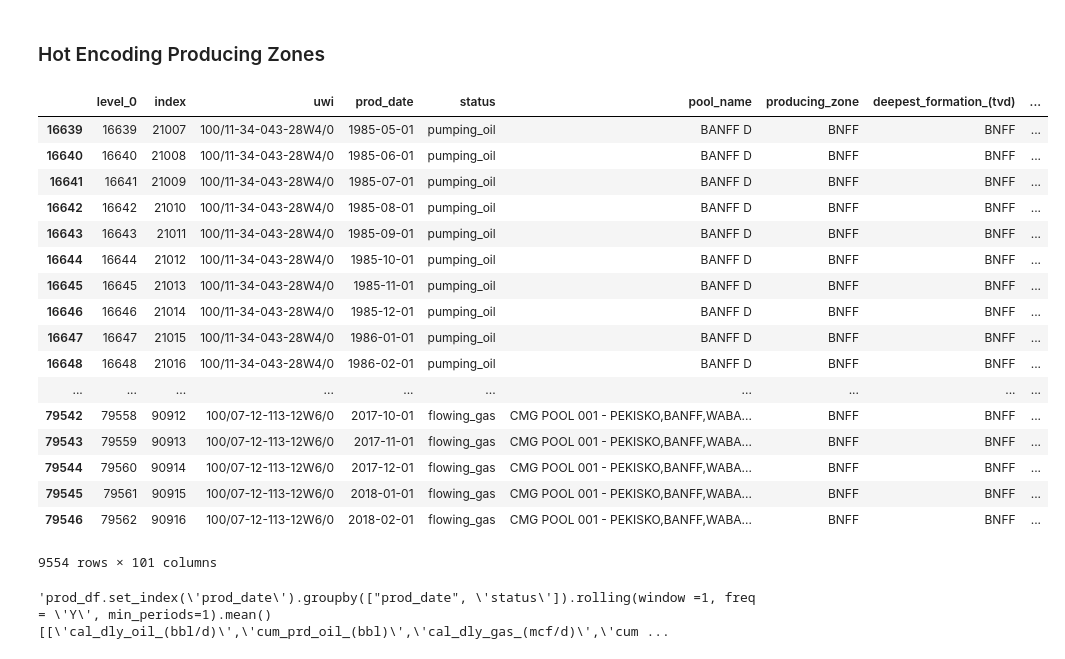
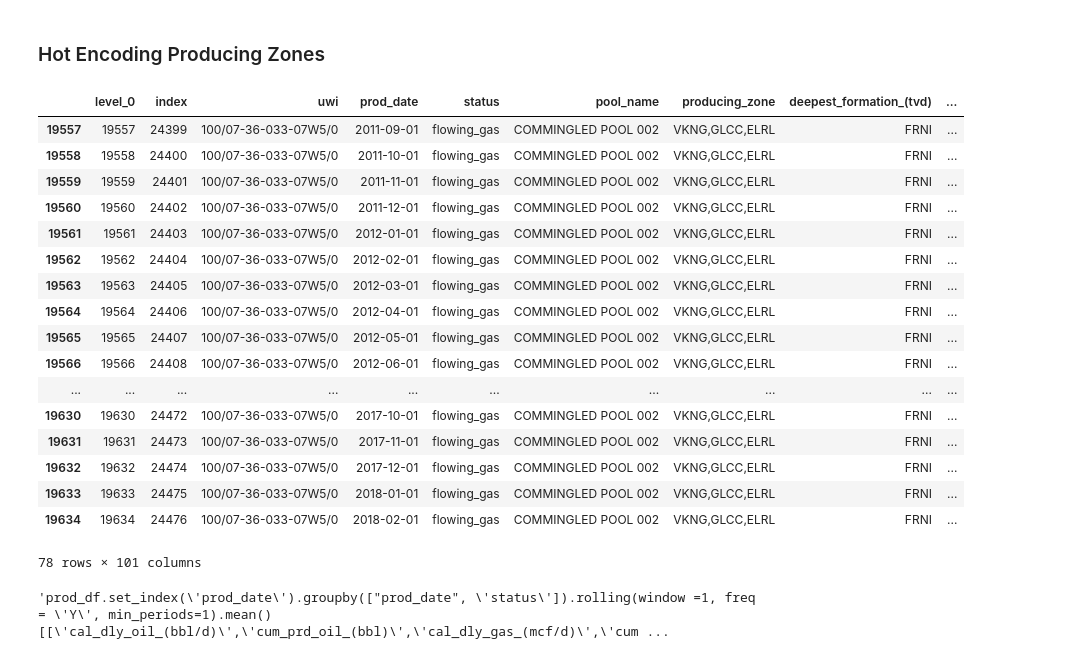
Before and after one commit to SimplifyData/Forecasting-Time-Series-with-Multiple-Seasonalities, a Jupyter notebook: Impala.ipynb, the cells around one changed output. Saved outputs shown, nothing was run; the diff lists cells and outputs as text; code cells hidden in the pictures.

```diff
--- a/Impala.ipynb
+++ b/Impala.ipynb
@@ -356,5 +358,9 @@ prod_df_clean.columns.tolist()
 # %%
 prod_df_clean.prod_date = pd.to_datetime(prod_df_clean.prod_date, format = "%m/%d/%Y", errors='ignore')
+# %%
+prod_df_clean.spud_date = pd.to_datetime(prod_df_clean.spud_date, format = "%m/%d/%Y", errors='ignore')
+
+prod_df_clean.last_production_date = pd.to_datetime(prod_df_clean.last_production_date, format = "%m/%d/%Y", errors='ignore')
 # %%
 #prod_df.prod_date = pd.DatetimeIndex(prod_df.prod_date).year
 # %%
@@ -461,26 +467,26 @@ for prod_zone_name in prod_zone_names:
 
     prod_df_final_test[zone_name] = prod_zone_series
 # %%
-prod_df_final_test[prod_df_final_test.producing_zone_BNFF == 1]
+prod_df_final_test[prod_df_final_test.producing_zone_ELRL == 1 ][prod_df_final_test.producing_zone_VKNG == 1]
 # %% [output]
 |  | level_0 | index | uwi | prod_date | status | pool_name | producing_zone | deepest_formation_(tvd) | ... |
-| 16639 | 16639 | 21007 | 100/11-34-043-28W4/0 | 1985-05-01 | pumping_oil | BANFF D | BNFF | BNFF | ... |
-| 16640 | 16640 | 21008 | 100/11-34-043-28W4/0 | 1985-06-01 | pumping_oil | BANFF D | BNFF | BNFF | ... |
-| 16641 | 16641 | 21009 | 100/11-34-043-28W4/0 | 1985-07-01 | pumping_oil | BANFF D | BNFF | BNFF | ... |
-| 16642 | 16642 | 21010 | 100/11-34-043-28W4/0 | 1985-08-01 | pumping_oil | BANFF D | BNFF | BNFF | ... |
-| 16643 | 16643 | 21011 | 100/11-34-043-28W4/0 | 1985-09-01 | pumping_oil | BANFF D | BNFF | BNFF | ... |
-| 16644 | 16644 | 21012 | 100/11-34-043-28W4/0 | 1985-10-01 | pumping_oil | BANFF D | BNFF | BNFF | ... |
-| 16645 | 16645 | 21013 | 100/11-34-043-28W4/0 | 1985-11-01 | pumping_oil | BANFF D | BNFF | BNFF | ... |
-| 16646 | 16646 | 21014 | 100/11-34-043-28W4/0 | 1985-12-01 | pumping_oil | BANFF D | BNFF | BNFF | ... |
-| 16647 | 16647 | 21015 | 100/11-34-043-28W4/0 | 1986-01-01 | pumping_oil | BANFF D | BNFF | BNFF | ... |
-| 16648 | 16648 | 21016 | 100/11-34-043-28W4/0 | 1986-02-01 | pumping_oil | BANFF D | BNFF | BNFF | ... |
+| 19557 | 19557 | 24399 | 100/07-36-033-07W5/0 | 2011-09-01 | flowing_gas | COMMINGLED POOL 002 | VKNG,GLCC,ELRL | FRNI | ... |
+| 19558 | 19558 | 24400 | 100/07-36-033-07W5/0 | 2011-10-01 | flowing_gas | COMMINGLED POOL 002 | VKNG,GLCC,ELRL | FRNI | ... |
+| 19559 | 19559 | 24401 | 100/07-36-033-07W5/0 | 2011-11-01 | flowing_gas | COMMINGLED POOL 002 | VKNG,GLCC,ELRL | FRNI | ... |
+| 19560 | 19560 | 24402 | 100/07-36-033-07W5/0 | 2011-12-01 | flowing_gas | COMMINGLED POOL 002 | VKNG,GLCC,ELRL | FRNI | ... |
+| 19561 | 19561 | 24403 | 100/07-36-033-07W5/0 | 2012-01-01 | flowing_gas | COMMINGLED POOL 002 | VKNG,GLCC,ELRL | FRNI | ... |
+| 19562 | 19562 | 24404 | 100/07-36-033-07W5/0 | 2012-02-01 | flowing_gas | COMMINGLED POOL 002 | VKNG,GLCC,ELRL | FRNI | ... |
+| 19563 | 19563 | 24405 | 100/07-36-033-07W5/0 | 2012-03-01 | flowing_gas | COMMINGLED POOL 002 | VKNG,GLCC,ELRL | FRNI | ... |
+| 19564 | 19564 | 24406 | 100/07-36-033-07W5/0 | 2012-04-01 | flowing_gas | COMMINGLED POOL 002 | VKNG,GLCC,ELRL | FRNI | ... |
+| 19565 | 19565 | 24407 | 100/07-36-033-07W5/0 | 2012-05-01 | flowing_gas | COMMINGLED POOL 002 | VKNG,GLCC,ELRL | FRNI | ... |
+| 19566 | 19566 | 24408 | 100/07-36-033-07W5/0 | 2012-06-01 | flowing_gas | COMMINGLED POOL 002 | VKNG,GLCC,ELRL | FRNI | ... |
 | ... | ... | ... | ... | ... | ... | ... | ... | ... | ... |
-| 79542 | 79558 | 90912 | 100/07-12-113-12W6/0 | 2017-10-01 | flowing_gas | CMG POOL 001 - PEKISKO,BANFF,WABA... | BNFF | BNFF | ... |
-| 79543 | 79559 | 90913 | 100/07-12-113-12W6/0 | 2017-11-01 | flowing_gas | CMG POOL 001 - PEKISKO,BANFF,WABA... | BNFF | BNFF | ... |
-| 79544 | 79560 | 90914 | 100/07-12-113-12W6/0 | 2017-12-01 | flowing_gas | CMG POOL 001 - PEKISKO,BANFF,WABA... | BNFF | BNFF | ... |
-| 79545 | 79561 | 90915 | 100/07-12-113-12W6/0 | 2018-01-01 | flowing_gas | CMG POOL 001 - PEKISKO,BANFF,WABA... | BNFF | BNFF | ... |
-| 79546 | 79562 | 90916 | 100/07-12-113-12W6/0 | 2018-02-01 | flowing_gas | CMG POOL 001 - PEKISKO,BANFF,WABA... | BNFF | BNFF | ... |
+| 19630 | 19630 | 24472 | 100/07-36-033-07W5/0 | 2017-10-01 | flowing_gas | COMMINGLED POOL 002 | VKNG,GLCC,ELRL | FRNI | ... |
+| 19631 | 19631 | 24473 | 100/07-36-033-07W5/0 | 2017-11-01 | flowing_gas | COMMINGLED POOL 002 | VKNG,GLCC,ELRL | FRNI | ... |
+| 19632 | 19632 | 24474 | 100/07-36-033-07W5/0 | 2017-12-01 | flowing_gas | COMMINGLED POOL 002 | VKNG,GLCC,ELRL | FRNI | ... |
+| 19633 | 19633 | 24475 | 100/07-36-033-07W5/0 | 2018-01-01 | flowing_gas | COMMINGLED POOL 002 | VKNG,GLCC,ELRL | FRNI | ... |
+| 19634 | 19634 | 24476 | 100/07-36-033-07W5/0 | 2018-02-01 | flowing_gas | COMMINGLED POOL 002 | VKNG,GLCC,ELRL | FRNI | ... |
-9554 rows × 101 columns
+78 rows × 101 columns
 # %%
 '''prod_df.set_index('prod_date').groupby(["prod_date", 'status']).rolling(window =1, freq = 'Y', min_periods=1).mean()[['cal_dly_oil_(bbl/d)','cum_prd_oil_(bbl)','cal_dly_gas_(mcf/d)','cum_prd_gas_(mcf)',
   'cal_dly_water_(bbl/d)','cum_prd_water_(bbl)','cal_dly_cond_(bbl/d)','cum_prd_cond_(bbl)','prd_hours_(hr)']]
```
Also changed, not shown: parts of 2 cells of this notebook.
